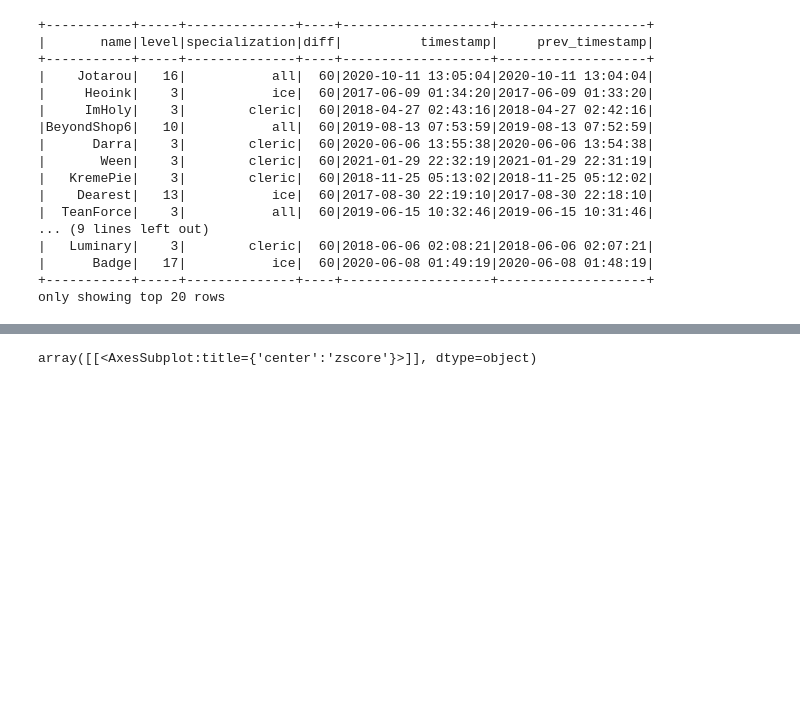
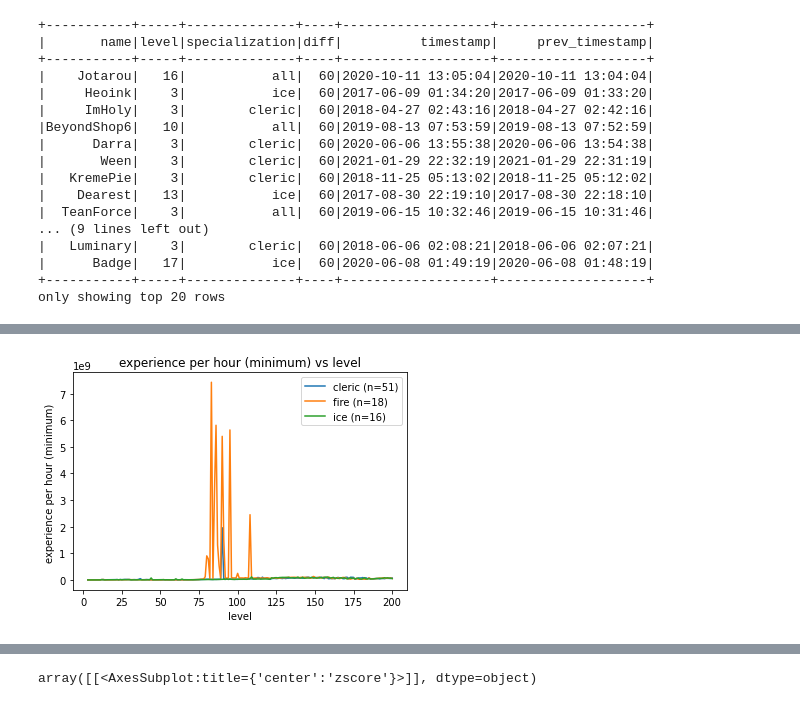
Before and after one commit to geospiza-fortis/ml-player-growth, a Jupyter notebook: notebooks/2021-05-22-nmf.ipynb, the cells around one changed output, grey strips where cells are left out. Cells and saved outputs as stored; diff of their text form; code cells hidden in the pictures; blank space fills up the shorter version.

```diff
--- a/notebooks/2021-05-22-nmf.ipynb
+++ b/notebooks/2021-05-22-nmf.ipynb
@@ -245,0 +346,16 @@ only showing top 20 rows
+# %%
+pdf = df.toPandas()
+for name in pdf.specialization.unique():
+    if name == "all":
+        continue
+    res = pdf[(pdf.specialization == name)]
+    n = res[res.level == res.level.max()].n.values[0]
+    plt.plot(res.level, res.epm_p00*60, label=f"{name} (n={n})")
+plt.title("experience per hour (minimum) vs level")
+plt.xlabel("level")
+plt.ylabel("experience per hour (minimum) ")
+plt.legend()
+# plt.yscale("log")
+plt.show()
+# %% [output]
+[figure, added]
```
Also changed, not shown: parts of 10 cells of this notebook, 1 other file.
